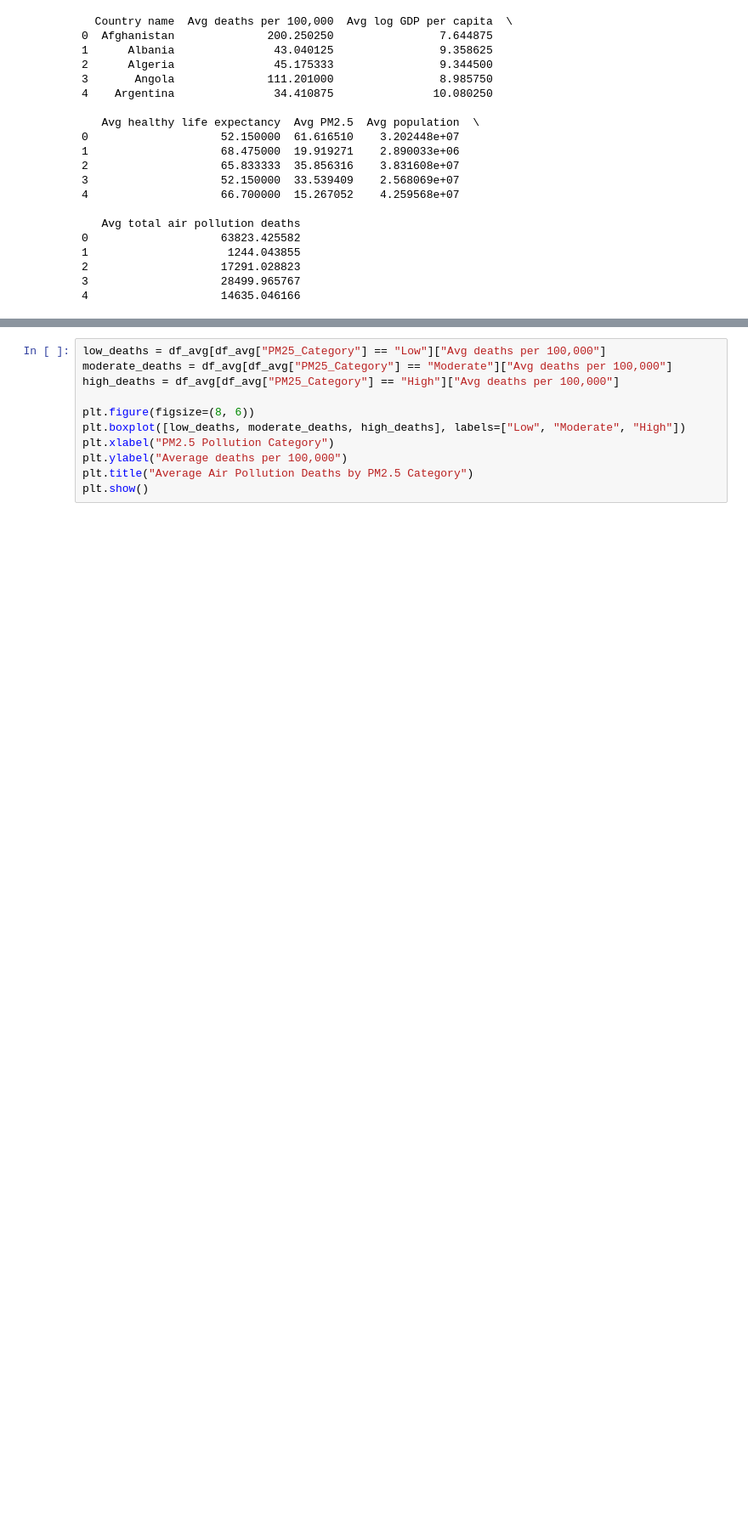
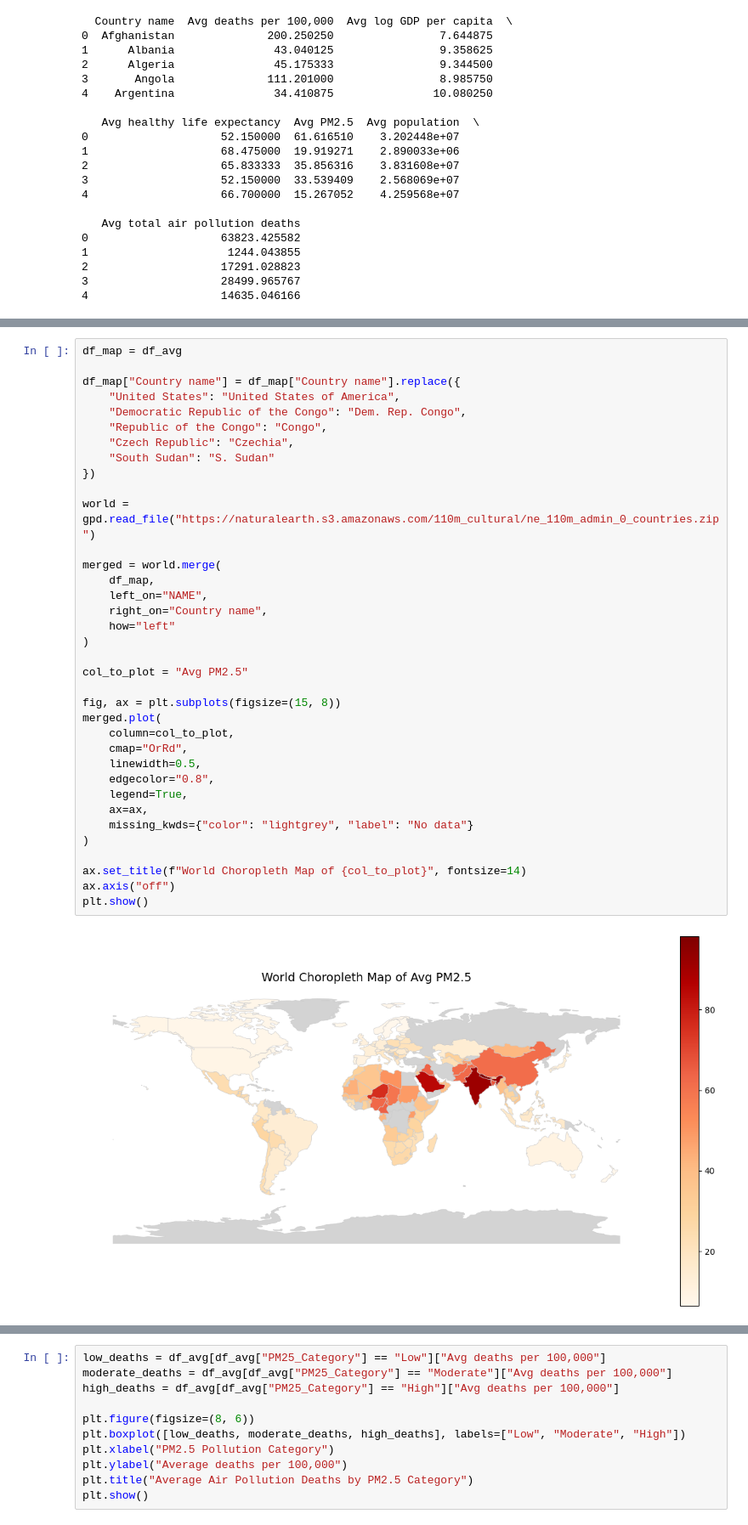
Before and after one commit to JayHaych/SC3021-Data-Science-Fundamental-Group-Project, a Jupyter notebook: Group4_SDAA_notebook.ipynb, the cells around one changed output, grey strips where cells are left out. Shown at 85% size. Saved outputs shown, nothing was run; the diff lists cells and outputs as text; blank space fills up the shorter version.

Commit message:
add
added choropleth graph

```diff
--- a/Group4_SDAA_notebook.ipynb
+++ b/Group4_SDAA_notebook.ipynb
@@ -1262,0 +1181,38 @@ Index: []
+# %%
+df_map = df_avg
+
+df_map["Country name"] = df_map["Country name"].replace({
+    "United States": "United States of America",
+    "Democratic Republic of the Congo": "Dem. Rep. Congo",
+    "Republic of the Congo": "Congo",
+    "Czech Republic": "Czechia",
+    "South Sudan": "S. Sudan"
+})
+
+world = gpd.read_file("https://naturalearth.s3.amazonaws.com/110m_cultural/ne_110m_admin_0_countries.zip")
+
+merged = world.merge(
+    df_map,
+    left_on="NAME",
+    right_on="Country name",
+    how="left"
+)
+
+col_to_plot = "Avg PM2.5"
+
+fig, ax = plt.subplots(figsize=(15, 8))
+merged.plot(
+    column=col_to_plot,
+    cmap="OrRd",
+    linewidth=0.5,
+    edgecolor="0.8",
+    legend=True,
+    ax=ax,
+    missing_kwds={"color": "lightgrey", "label": "No data"}
+)
+
+ax.set_title(f"World Choropleth Map of {col_to_plot}", fontsize=14)
+ax.axis("off")
+plt.show()
+# %% [output]
+[figure, added]
```
Also changed, not shown: parts of 58 cells of this notebook.
